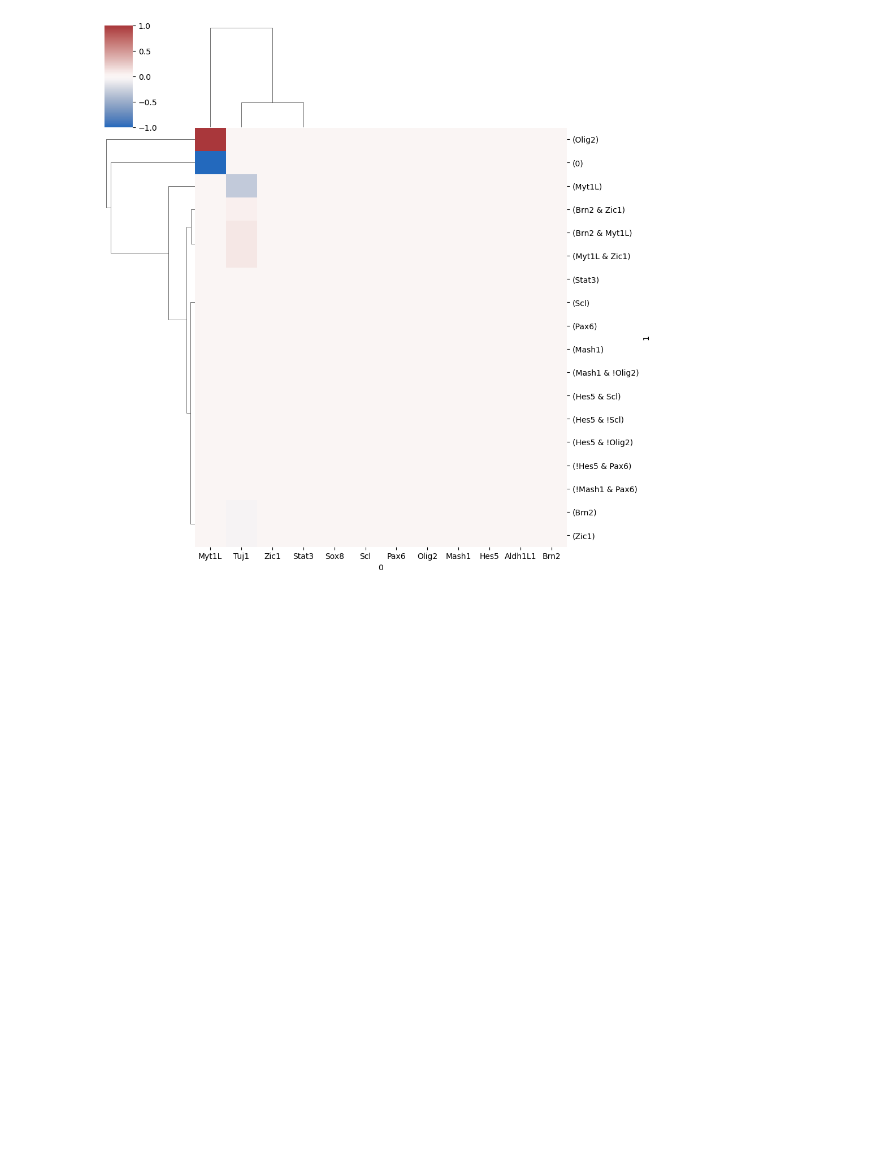
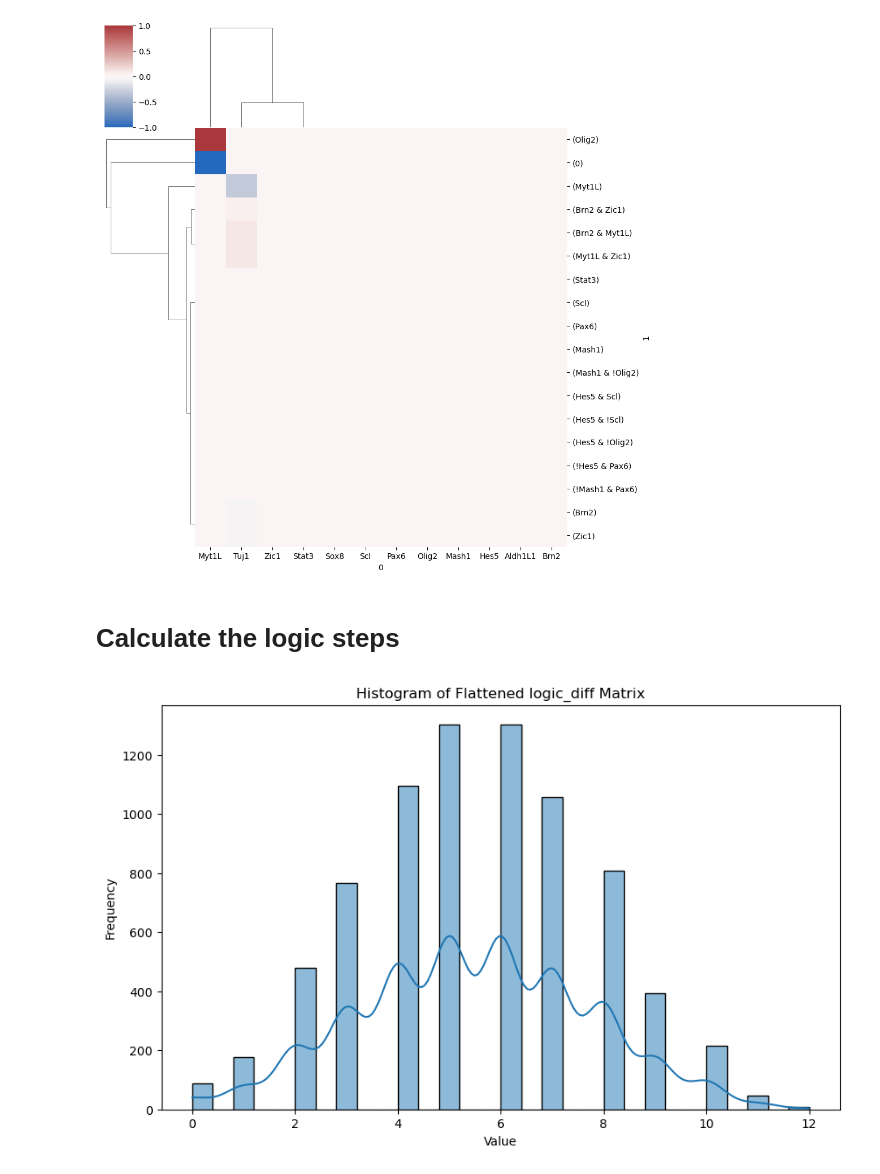
Before and after one commit to sysbio-curie/AstroLogics, a Jupyter notebook: scripts/Tutorial_BonesisTutorial.ipynb, the cells around one changed output. Cells and saved outputs as stored; diff of their text form; code cells hidden in the pictures; blank space fills up the shorter version.

```diff
--- a/scripts/Tutorial_BonesisTutorial.ipynb
+++ b/scripts/Tutorial_BonesisTutorial.ipynb
@@ -169,3 +186,37 @@ sns.clustermap(matrix.fillna(0).transpose(), cmap = 'vlag', vmax = 1, vmin = -1,
 # %% [output]
 <seaborn.matrix.ClusterGrid at 0x...>
 [figure]
+# %% [markdown]
+# Calculate the logic steps
+# %%
+import numpy as np
+
+logic_clause = model.logic.logic_clause_flattend
+logic_diff = pd.DataFrame()
+
+for i in list(logic_clause.columns):
+    test1 = logic_clause[i]
+    row_sum = []
+    for j in list(logic_clause.columns):
+        test2 = logic_clause[j]
+        test_dif = test1 - test2
+        test_dif = np.abs(test_dif).sum()
+        row_sum = row_sum + [test_dif]
+    row_sum_df = pd.DataFrame([row_sum], columns=logic_clause.columns)  # Convert list to DataFrame
+    logic_diff = pd.concat([logic_diff, row_sum_df])
+
+logic_diff.columns = logic_clause.columns
+logic_diff.index = logic_clause.columns
+# %%
+# Flatten the matrix to a 1D array
+flattened_array = logic_diff.values.flatten()
+
+# Create the histogram
+plt.figure(figsize=(10, 6))
+sns.histplot(flattened_array, bins=30, kde=True)
+plt.title('Histogram of Flattened logic_diff Matrix')
+plt.xlabel('Value')
+plt.ylabel('Frequency')
+plt.show()
+# %% [output]
+[figure, added]
```
Also changed, not shown: parts of 9 cells of this notebook, 1 other file.
